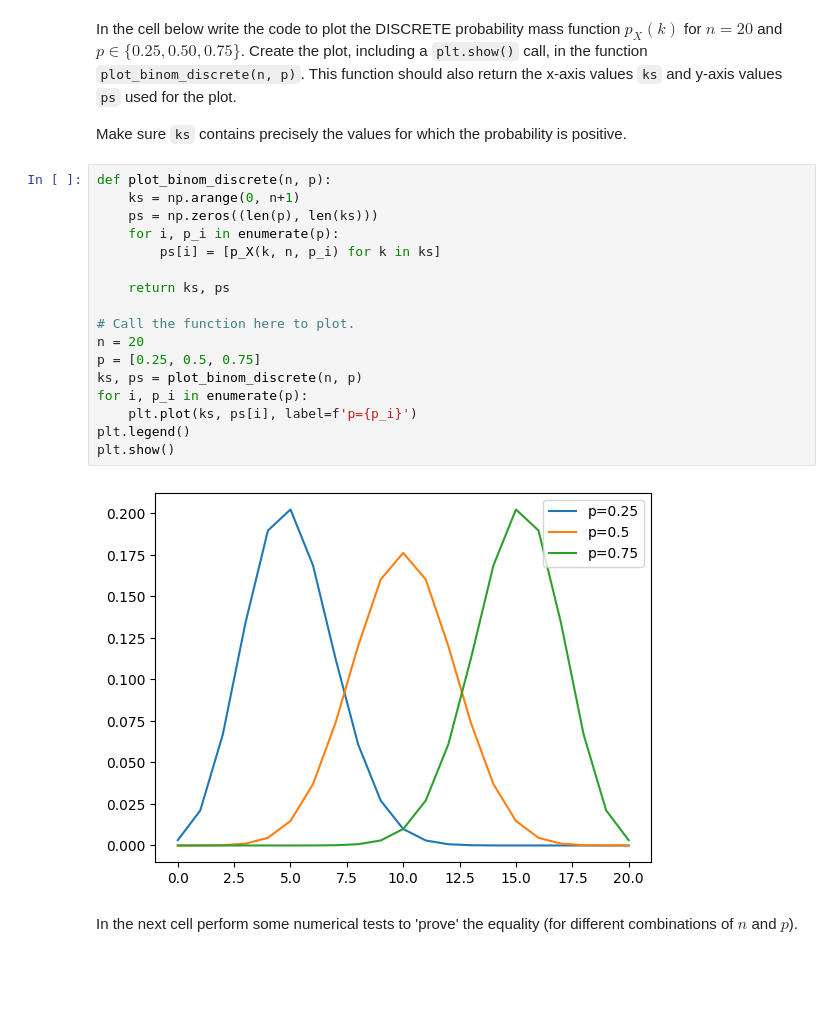
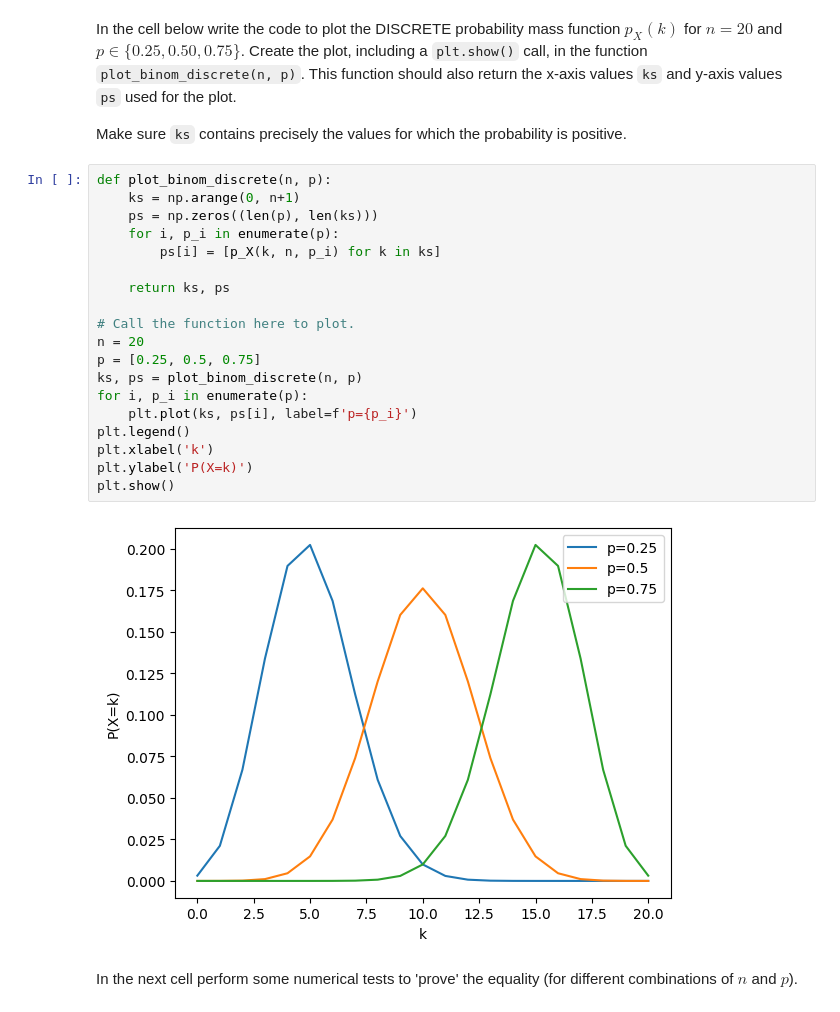
Before and after one commit to SashaLinden/StatRed, a Jupyter notebook: ML_Random_student.ipynb, the cells around one changed output. Saved outputs shown, nothing was run; the diff lists cells and outputs as text; blank space fills up the shorter version.

```diff
--- a/ML_Random_student.ipynb
+++ b/ML_Random_student.ipynb
@@ -25,21 +25,23 @@ Make sure `ks` contains precisely the values for which the probability is positi
 # %%
 def plot_binom_discrete(n, p):
     ks = np.arange(0, n+1)
     ps = np.zeros((len(p), len(ks)))
     for i, p_i in enumerate(p):
         ps[i] = [p_X(k, n, p_i) for k in ks]
 
     return ks, ps
 
 # Call the function here to plot.
 n = 20
 p = [0.25, 0.5, 0.75]
 ks, ps = plot_binom_discrete(n, p)
 for i, p_i in enumerate(p):
     plt.plot(ks, ps[i], label=f'p={p_i}')
 plt.legend()
+plt.xlabel('k')
+plt.ylabel('P(X=k)')
 plt.show()
 # %% [output]
-[figure, old version]
+[figure, new version]
 # %% [markdown]
 In the next cell perform some numerical tests to 'prove' the equality (for different combinations of $n$ and $p$).
```
Also changed, not shown: parts of 6 cells of this notebook.
